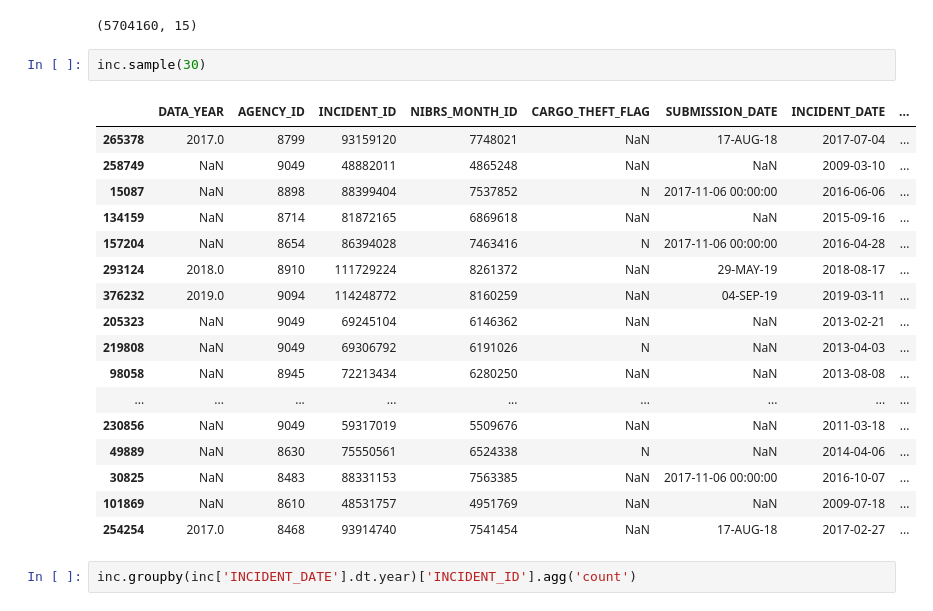
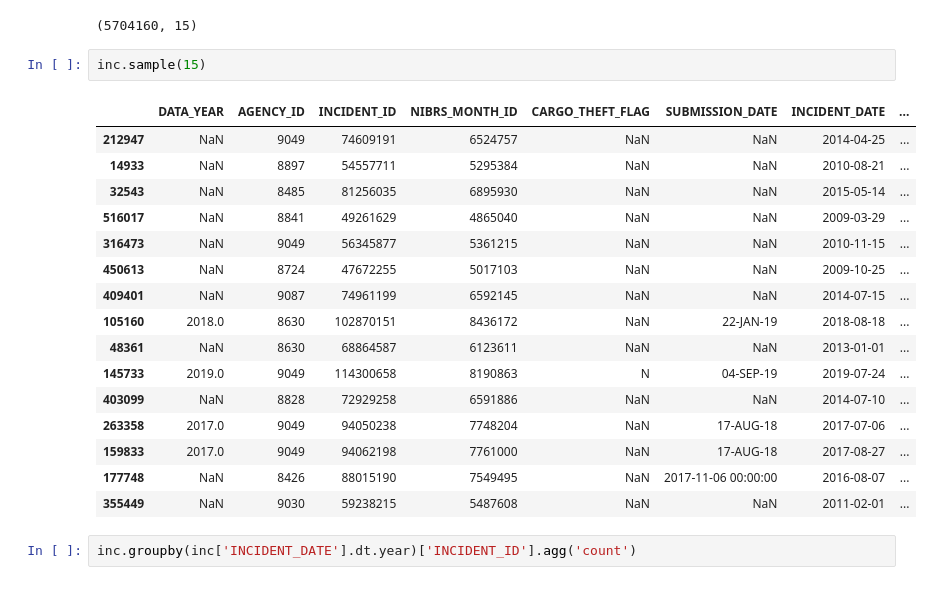
Before and after one commit to djboudia/milestone, a Jupyter notebook: 03_notebooks/01_nibrs_data.ipynb, the cells around one changed output. Drawn from its saved outputs; the diff is of its cells as text.

```diff
--- a/03_notebooks/01_nibrs_data.ipynb
+++ b/03_notebooks/01_nibrs_data.ipynb
@@ -174,25 +189,24 @@ print(inc.shape)
 # %% [output]
 (5704160, 15)
 # %%
-inc.sample(30)
+inc.sample(15)
 # %% [output]
 |  | DATA_YEAR | AGENCY_ID | INCIDENT_ID | NIBRS_MONTH_ID | CARGO_THEFT_FLAG | SUBMISSION_DATE | INCIDENT_DATE | ... |
-| 265378 | 2017.0 | 8799 | 93159120 | 7748021 | NaN | 17-AUG-18 | 2017-07-04 | ... |
-| 258749 | NaN | 9049 | 48882011 | 4865248 | NaN | NaN | 2009-03-10 | ... |
-| 15087 | NaN | 8898 | 88399404 | 7537852 | N | 2017-11-06 00:00:00 | 2016-06-06 | ... |
-| 134159 | NaN | 8714 | 81872165 | 6869618 | NaN | NaN | 2015-09-16 | ... |
-| 157204 | NaN | 8654 | 86394028 | 7463416 | N | 2017-11-06 00:00:00 | 2016-04-28 | ... |
-| 293124 | 2018.0 | 8910 | 111729224 | 8261372 | NaN | 29-MAY-19 | 2018-08-17 | ... |
-| 376232 | 2019.0 | 9094 | 114248772 | 8160259 | NaN | 04-SEP-19 | 2019-03-11 | ... |
-| 205323 | NaN | 9049 | 69245104 | 6146362 | NaN | NaN | 2013-02-21 | ... |
-| 219808 | NaN | 9049 | 69306792 | 6191026 | N | NaN | 2013-04-03 | ... |
-| 98058 | NaN | 8945 | 72213434 | 6280250 | NaN | NaN | 2013-08-08 | ... |
-| ... | ... | ... | ... | ... | ... | ... | ... | ... |
-| 230856 | NaN | 9049 | 59317019 | 5509676 | NaN | NaN | 2011-03-18 | ... |
-| 49889 | NaN | 8630 | 75550561 | 6524338 | N | NaN | 2014-04-06 | ... |
-| 30825 | NaN | 8483 | 88331153 | 7563385 | NaN | 2017-11-06 00:00:00 | 2016-10-07 | ... |
-| 101869 | NaN | 8610 | 48531757 | 4951769 | NaN | NaN | 2009-07-18 | ... |
-| 254254 | 2017.0 | 8468 | 93914740 | 7541454 | NaN | 17-AUG-18 | 2017-02-27 | ... |
+| 212947 | NaN | 9049 | 74609191 | 6524757 | NaN | NaN | 2014-04-25 | ... |
+| 14933 | NaN | 8897 | 54557711 | 5295384 | NaN | NaN | 2010-08-21 | ... |
+| 32543 | NaN | 8485 | 81256035 | 6895930 | NaN | NaN | 2015-05-14 | ... |
+| 516017 | NaN | 8841 | 49261629 | 4865040 | NaN | NaN | 2009-03-29 | ... |
+| 316473 | NaN | 9049 | 56345877 | 5361215 | NaN | NaN | 2010-11-15 | ... |
+| 450613 | NaN | 8724 | 47672255 | 5017103 | NaN | NaN | 2009-10-25 | ... |
+| 409401 | NaN | 9087 | 74961199 | 6592145 | NaN | NaN | 2014-07-15 | ... |
+| 105160 | 2018.0 | 8630 | 102870151 | 8436172 | NaN | 22-JAN-19 | 2018-08-18 | ... |
+| 48361 | NaN | 8630 | 68864587 | 6123611 | NaN | NaN | 2013-01-01 | ... |
+| 145733 | 2019.0 | 9049 | 114300658 | 8190863 | N | 04-SEP-19 | 2019-07-24 | ... |
+| 403099 | NaN | 8828 | 72929258 | 6591886 | NaN | NaN | 2014-07-10 | ... |
+| 263358 | 2017.0 | 9049 | 94050238 | 7748204 | NaN | 17-AUG-18 | 2017-07-06 | ... |
+| 159833 | 2017.0 | 9049 | 94062198 | 7761000 | NaN | 17-AUG-18 | 2017-08-27 | ... |
+| 177748 | NaN | 8426 | 88015190 | 7549495 | NaN | 2017-11-06 00:00:00 | 2016-08-07 | ... |
+| 355449 | NaN | 9030 | 59238215 | 5487608 | NaN | NaN | 2011-02-01 | ... |
 # %%
 inc.groupby(inc['INCIDENT_DATE'].dt.year)['INCIDENT_ID'].agg('count')
 # %% [output]
```
Also changed, not shown: parts of 12 cells of this notebook.
